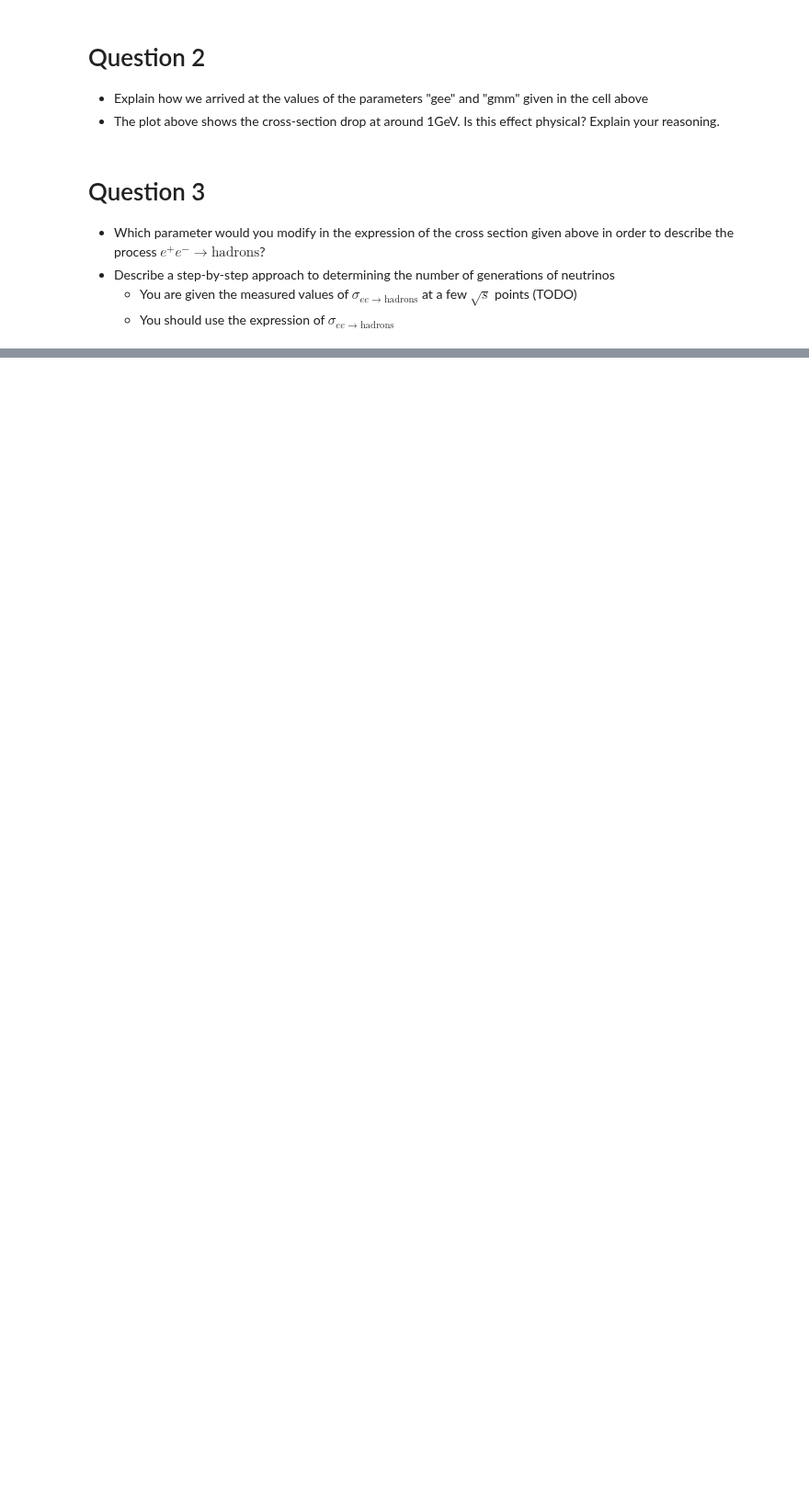
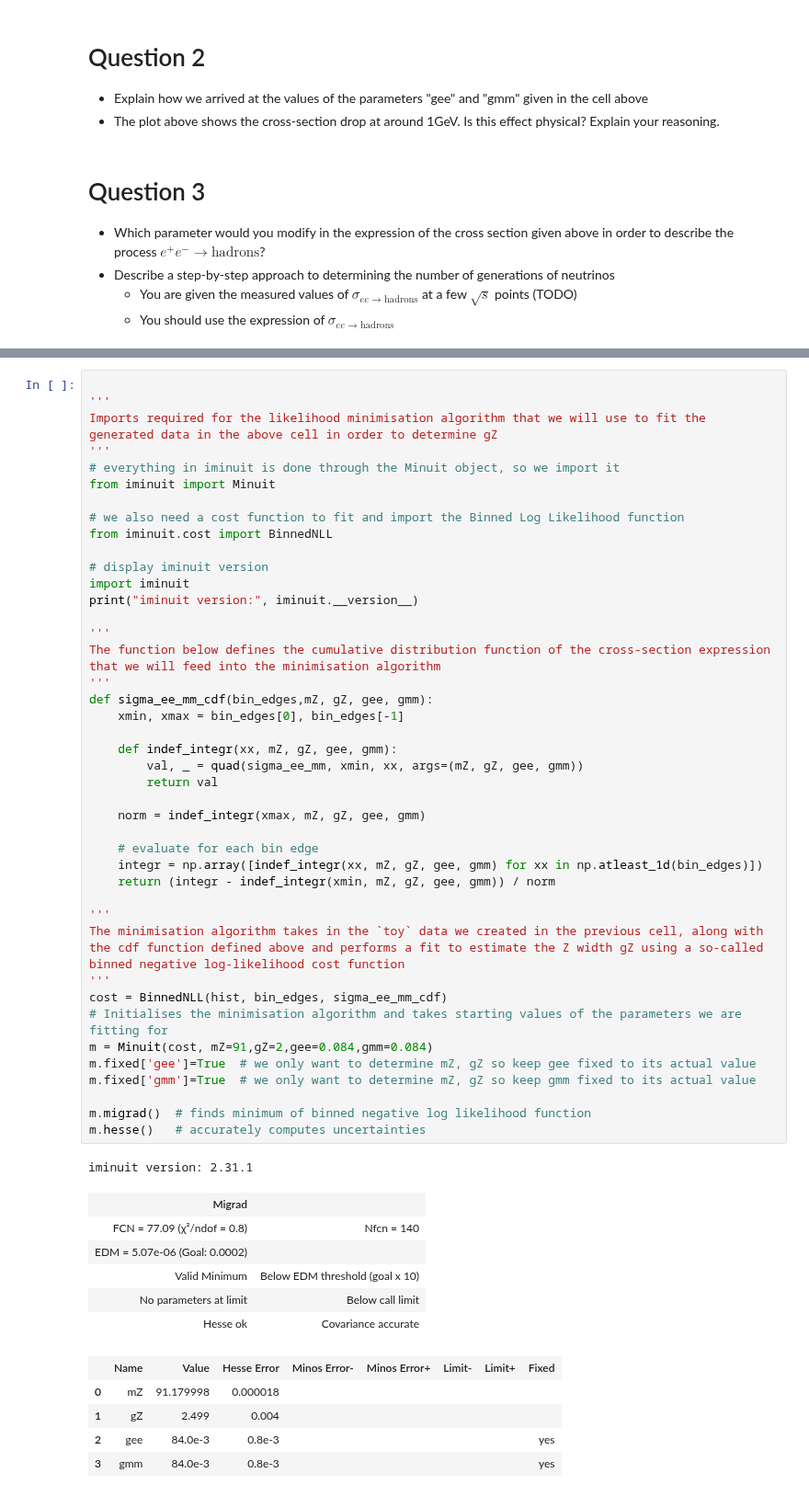
Before and after one commit to kap01/PHYS30046_Projects, a Jupyter notebook: particle_project_example.ipynb, the cells around one changed output, grey strips where cells are left out. Shown at 92% size. Saved outputs shown, nothing was run; the diff lists cells and outputs as text; blank space fills up the shorter version.

Commit message:
added fitting capability to example notebook as an example of a binned likelihood fit...

```diff
--- a/particle_project_example.ipynb
+++ b/particle_project_example.ipynb
@@ -110,0 +113,59 @@ plt.show()
+# %%
+
+'''
+Imports required for the likelihood minimisation algorithm that we will use to fit the
+generated data in the above cell in order to determine gZ
+'''
+# everything in iminuit is done through the Minuit object, so we import it
+from iminuit import Minuit
+
+# we also need a cost function to fit and import the Binned Log Likelihood function
+from iminuit.cost import BinnedNLL
+
+# display iminuit version
+import iminuit
+print("iminuit version:", iminuit.__version__)
+
+'''
+The function below defines the cumulative distribution function of the cross-section expression
+that we will feed into the minimisation algorithm
+'''
+def sigma_ee_mm_cdf(bin_edges,mZ, gZ, gee, gmm):
+    xmin, xmax = bin_edges[0], bin_edges[-1]
+
+    def indef_integr(xx, mZ, gZ, gee, gmm):
+        val, _ = quad(sigma_ee_mm, xmin, xx, args=(mZ, gZ, gee, gmm))
+        return val
+
+    norm = indef_integr(xmax, mZ, gZ, gee, gmm)
+
+    # evaluate for each bin edge
+    integr = np.array([indef_integr(xx, mZ, gZ, gee, gmm) for xx in np.atleast_1d(bin_edges)])
+    return (integr - indef_integr(xmin, mZ, gZ, gee, gmm)) / norm
+
+'''
+The minimisation algorithm takes in the `toy` data we created in the previous cell, along with
+the cdf function defined above and performs a fit to estimate the Z width gZ using a so-called
+binned negative log-likelihood cost function
+'''
+cost = BinnedNLL(hist, bin_edges, sigma_ee_mm_cdf)
+# Initialises the minimisation algorithm and takes starting values of the parameters we are fitting for
+m = Minuit(cost, mZ=91,gZ=2,gee=0.084,gmm=0.084)
+m.fixed['gee']=True  # we only want to determine mZ, gZ so keep gee fixed to its actual value
+m.fixed['gmm']=True  # we only want to determine mZ, gZ so keep gmm fixed to its actual value
+
+m.migrad()  # finds minimum of binned negative log likelihood function
+m.hesse()   # accurately computes uncertainties
+# %% [output]
+iminuit version: 2.31.1
+| Migrad |  |
+| FCN = 77.09 (χ²/ndof = 0.8) | Nfcn = 140 |
+| EDM = 5.07e-06 (Goal: 0.0002) |  |
+| Valid Minimum | Below EDM threshold (goal x 10) |
+| No parameters at limit | Below call limit |
+| Hesse ok | Covariance accurate |
+|  | Name | Value | Hesse Error | Minos Error- | Minos Error+ | Limit- | Limit+ | Fixed |
+| 0 | mZ | 91.179998 | 0.000018 |  |  |  |  |  |
+| 1 | gZ | 2.499 | 0.004 |  |  |  |  |  |
+| 2 | gee | 84.0e-3 | 0.8e-3 |  |  |  |  | yes |
+| 3 | gmm | 84.0e-3 | 0.8e-3 |  |  |  |  | yes |
```
Also changed, not shown: parts of 6 cells of this notebook.
